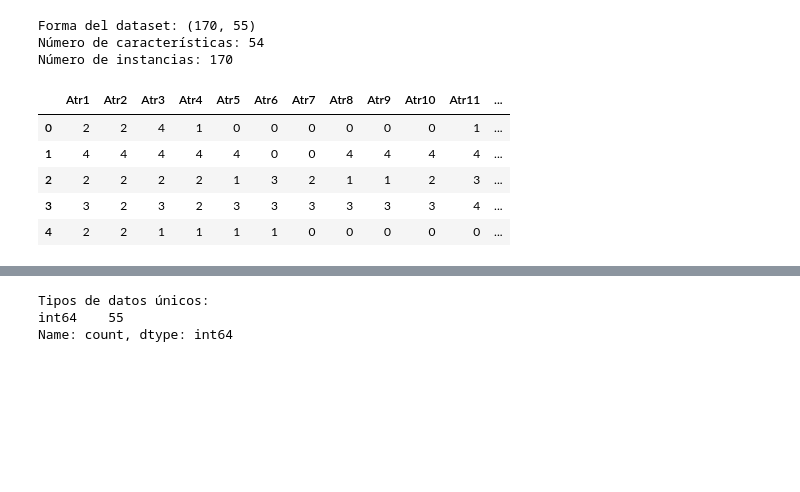
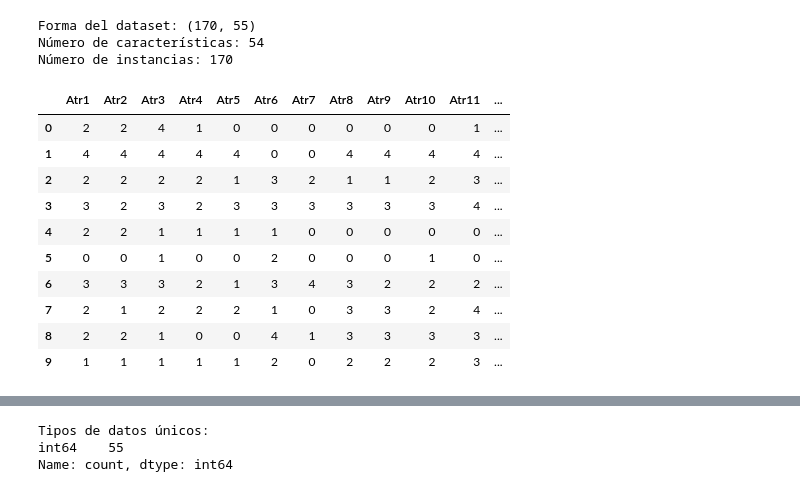
Before and after one commit to samuelgraciano/MLO, a Jupyter notebook: 01-divorce-eda/notebooks/00_data_loading.ipynb, the cells around one changed output, grey strips where cells are left out. Cells and saved outputs as stored; diff of their text form; code cells hidden in the pictures; blank space fills up the shorter version.

```diff
--- a/01-divorce-eda/notebooks/00_data_loading.ipynb
+++ b/01-divorce-eda/notebooks/00_data_loading.ipynb
@@ -60,14 +57,19 @@ Número de características: 54
 Número de instancias: 170
 # %%
 # Primeras filas
-df.head()
+df.head(10)
 # %% [output]
 |  | Atr1 | Atr2 | Atr3 | Atr4 | Atr5 | Atr6 | Atr7 | Atr8 | Atr9 | Atr10 | Atr11 | ... |
 | 0 | 2 | 2 | 4 | 1 | 0 | 0 | 0 | 0 | 0 | 0 | 1 | ... |
 | 1 | 4 | 4 | 4 | 4 | 4 | 0 | 0 | 4 | 4 | 4 | 4 | ... |
 | 2 | 2 | 2 | 2 | 2 | 1 | 3 | 2 | 1 | 1 | 2 | 3 | ... |
 | 3 | 3 | 2 | 3 | 2 | 3 | 3 | 3 | 3 | 3 | 3 | 4 | ... |
 | 4 | 2 | 2 | 1 | 1 | 1 | 1 | 0 | 0 | 0 | 0 | 0 | ... |
+| 5 | 0 | 0 | 1 | 0 | 0 | 2 | 0 | 0 | 0 | 1 | 0 | ... |
+| 6 | 3 | 3 | 3 | 2 | 1 | 3 | 4 | 3 | 2 | 2 | 2 | ... |
+| 7 | 2 | 1 | 2 | 2 | 2 | 1 | 0 | 3 | 3 | 2 | 4 | ... |
+| 8 | 2 | 2 | 1 | 0 | 0 | 4 | 1 | 3 | 3 | 3 | 3 | ... |
+| 9 | 1 | 1 | 1 | 1 | 1 | 2 | 0 | 2 | 2 | 2 | 3 | ... |
 # %%
 # Información del dataset
 df.info()
```
Also changed, not shown: parts of 2 cells of this notebook.
